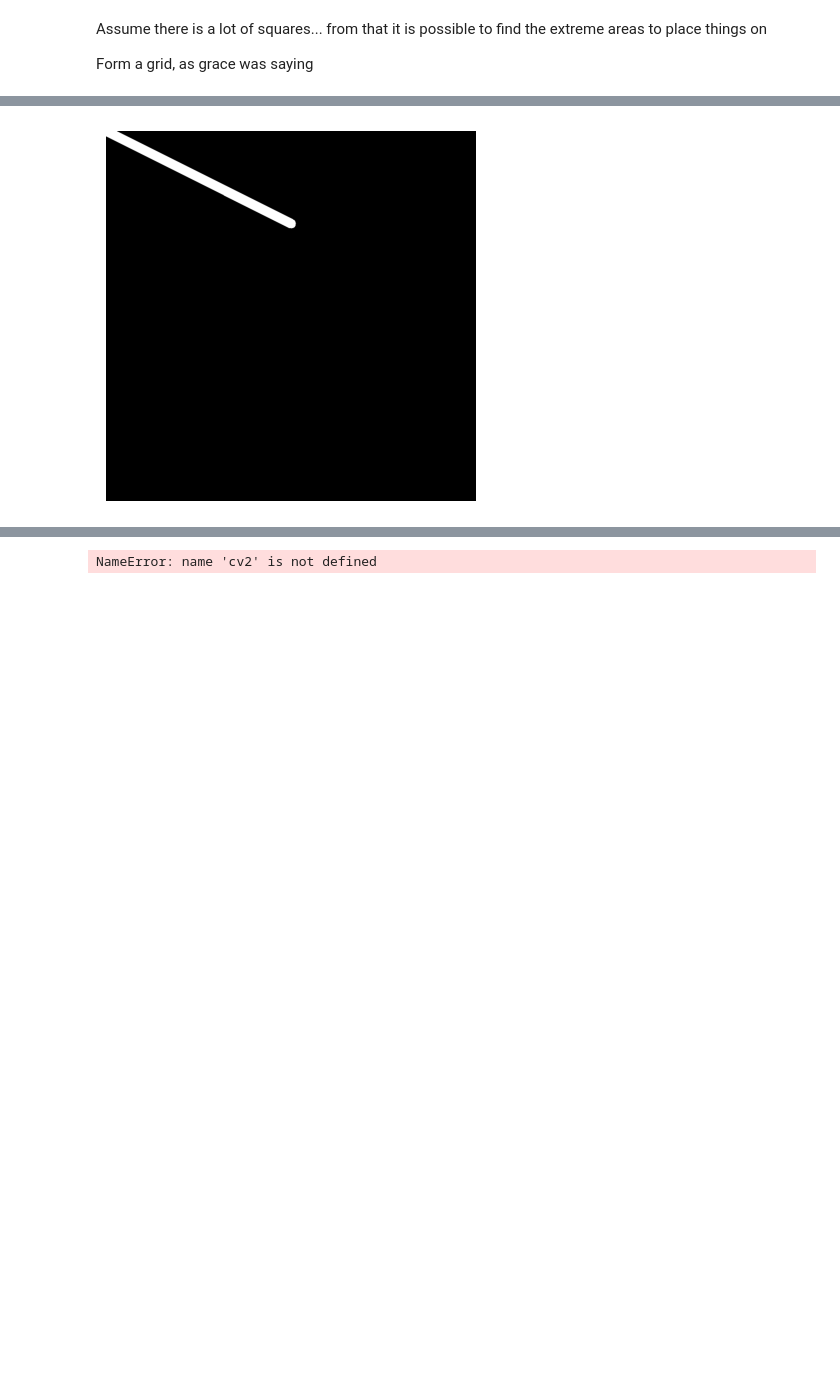
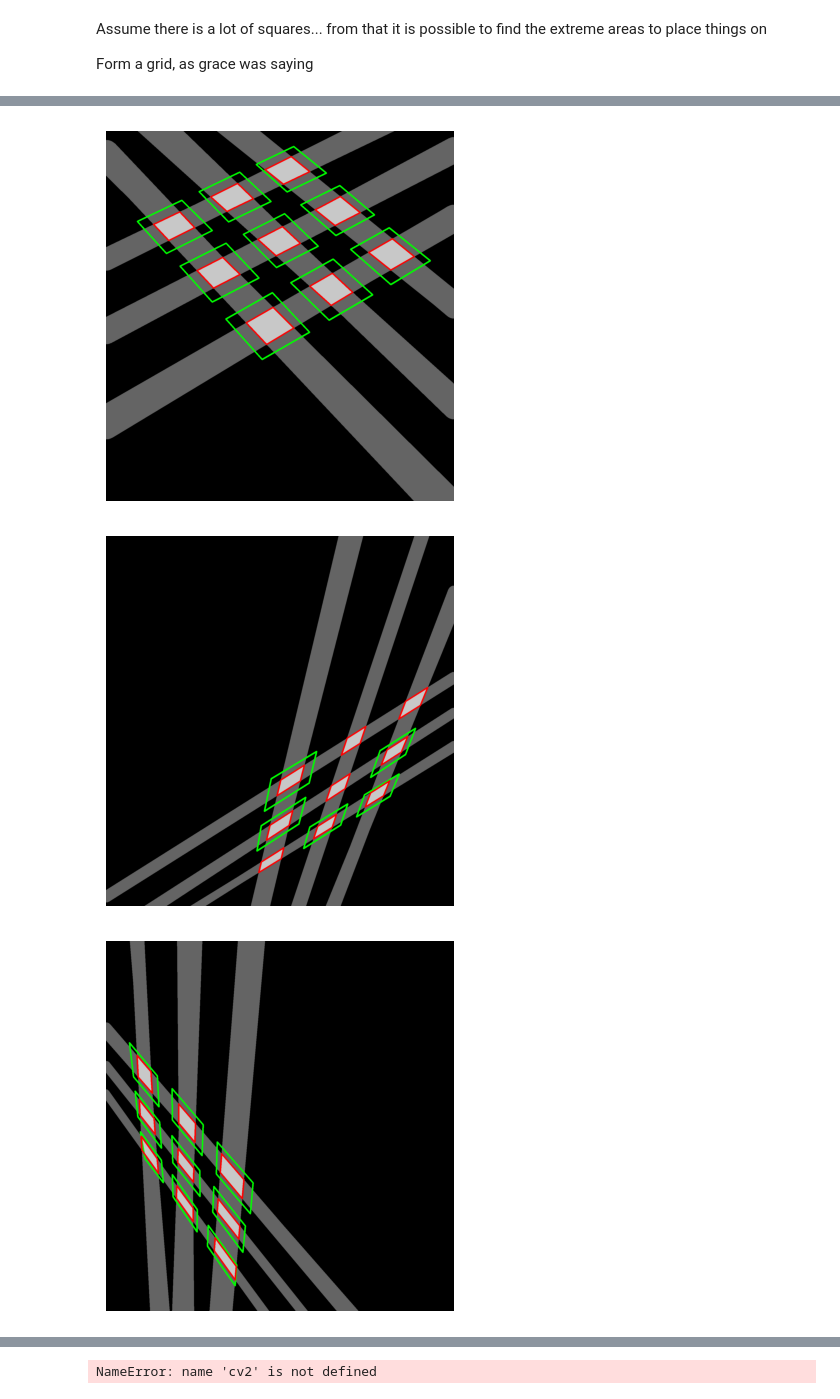
Before and after one commit to vivaansinghvi07/rubix-cube-solver, a Jupyter notebook: cv_testing.ipynb, the cells around one changed output, grey strips where cells are left out. Saved outputs shown, nothing was run; the diff lists cells and outputs as text; code cells hidden in the pictures; blank space fills up the shorter version.

```diff
--- a/cv_testing.ipynb
+++ b/cv_testing.ipynb
@@ -181,8 +181,8 @@ def compute_incline_angle(c1: np.ndarray[int, int], c2: np.ndarray[int, int]):
 
 ANGLE_DIFF_TOLERANCE = 18   # degrees
 
-def get_squares_by_angle(squares: list[Contour]):
-
+def get_squares_by_angle(squares: list[Contour]) -> dict[tuple[int, int], list[Contour]]:
+    """ Returns a map of angle-pairs to a list of contours. This is done to seperate them into faces. """
     angle_to_squares = {}
     for appr in squares:
         appr = appr.reshape(appr.shape[0], 2)
@@ -271,6 +227,62 @@ fill_empty_squares(img, get_squares_by_angle(get_cubie_contours(img)), show=True
-# %%
-display_img = np.zeros((800,800), np.uint8)
-cv2.line(display_img, (400, 400), (-1, -1), (255, 255, 255), 20)
-imshow(display_img)
-# %% [output]
-[figure, removed]
+# %%
+# https://docs.opencv.org/4.x/da/d6e/tutorial_py_geometric_transformations.html
+
+
+def fill_line_through_contour(intersection_map: cv2.Mat, center: Point, mid_corner: Point, ang_ref_corner: Point, thick_ref_corner: Point) -> None:
+    """ Draws a thick line through a contour on a given image using given reference points """
+
+    # determine angles for use later
+    line_angle = radians(compute_incline_angle(mid_corner, ang_ref_corner))
+    thick_ref_angle = radians(compute_incline_angle(mid_corner, thick_ref_corner))
+
+    # compute locations of bounding points by extrapolating using the angle
+    point1 = (0, tan(line_angle)*center[0] + center[1])
+    point2 = (intersection_map.shape[1], -tan(line_angle)*(intersection_map.shape[1]-center[0]) + center[1])
+
+    # determine the thickness using the angle of difference in the parallelogram, and plot to the map
+    thickness = int(dist(mid_corner, thick_ref_corner) * abs(sin(thick_ref_angle - line_angle)))
+    cv2.line(intersection_map, [*map(int, point1)], [*map(int, point2)], 100, thickness // 2)  # thickness is adjusted to avoid potential overlap of squares
+
+def fill_empty_squares(img: cv2.Mat, face_contours: dict[tuple[float], list[Contour]], show: bool = False):
+
+    new_face_contours = {}
+    for key, squares in face_contours.items():
+
+        # fill intersection and take some averages in tandem
+        c1_c2_intersection_map = np.zeros(img.shape[:2], dtype=np.uint8)
+        c2_c3_intersection_map = np.zeros(img.shape[:2], dtype=np.uint8)
+        for cnt in squares:
+
+            # setup stuff, getting information (getting center: https://pyimagesearch.com/2016/02/01/opencv-center-of-contour/)
+            moments = cv2.moments(cnt)
+            center = (int(moments["m10"] / moments["m00"]), int(moments["m01"] / moments["m00"]))
+            c1, c2, c3 = cnt[:-1]
+
+            # fill the intersection maps
+            fill_line_through_contour(c1_c2_intersection_map, center, c2, c3, c1)
+            fill_line_through_contour(c2_c3_intersection_map, center, c2, c1, c3)
+
+        # determine a final map and new contours that are completely accurate to the cube
+        final_map = c1_c2_intersection_map + c2_c3_intersection_map
+        thresh = cv2.threshold(final_map, 155, 255, cv2.THRESH_BINARY)[1]
+        new_squares = cv2.findContours(thresh, cv2.RETR_TREE, cv2.CHAIN_APPROX_SIMPLE)[0]
+        new_face_contours[key] = new_squares
+
+        # show the map, green is original contours, red is the new ones
+        if show:
+            display_img = cv2.cvtColor(final_map, cv2.COLOR_GRAY2BGR)
+            cv2.drawContours(display_img, squares, -1, (0, 255, 0), 5)
+            imshow(cv2.drawContours(display_img, new_squares, -1, (0, 0, 255), 5))
+
+    return new_face_contours
+
+img = imread_capped("./images/cube_ugly.png")
+face_contours = fill_empty_squares(img, get_squares_by_angle(get_cubie_contours(img)), show=True)
+disp_img = cv2.cvtColor(cv2.cvtColor(img, cv2.COLOR_BGR2GRAY), cv2.COLOR_GRAY2BGR)
+for contours in face_contours.values():
+    cv2.drawContours(disp_img, contours, -1, (0, 255, 0), 5)
+imshow(disp_img)
+# %% [output]
+[figure, added]
+[figure, added]
+[figure, added]
```
Also changed, not shown: parts of 5 cells of this notebook.
